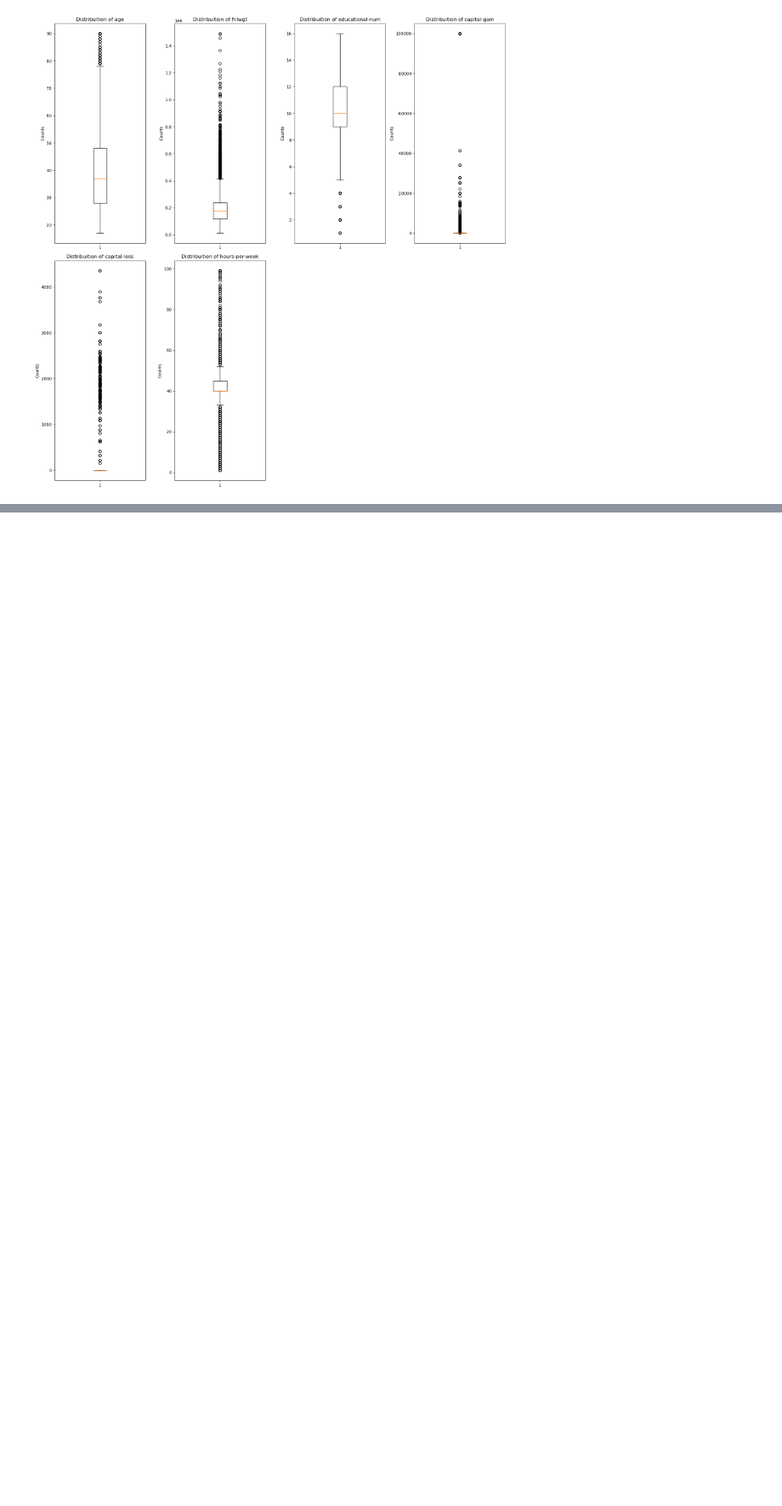
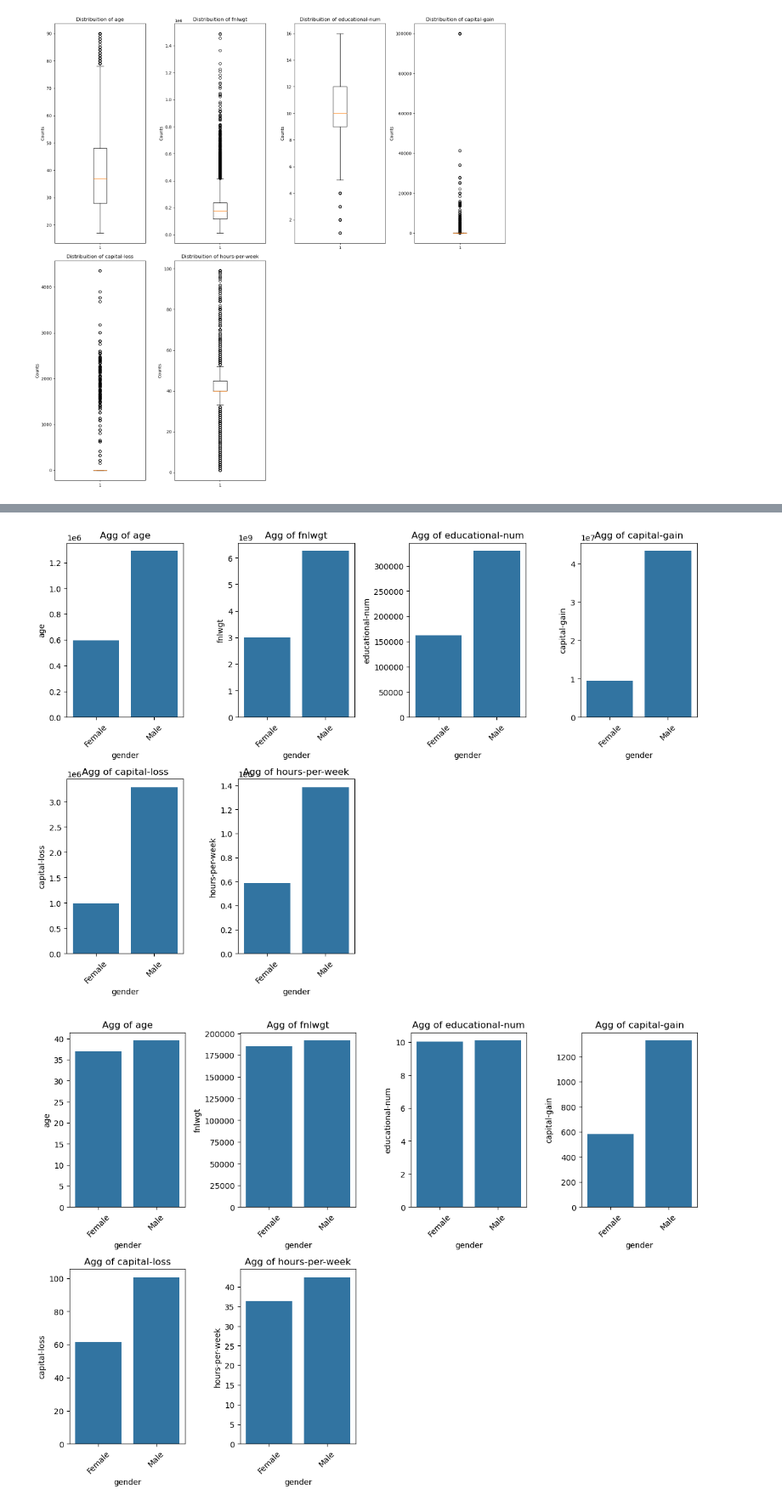
Before and after one commit to MaukanMir/Income-Prediction-Classification, a Jupyter notebook: training.ipynb, the cells around one changed output, grey strips where cells are left out. Shown at 85% size. Saved outputs shown, nothing was run; the diff lists cells and outputs as text; code cells hidden in the pictures; blank space fills up the shorter version.

```diff
--- a/training.ipynb
+++ b/training.ipynb
@@ -228,0 +318,6 @@ plot_distribution(numerical_types, "box")
+# %%
+aggregate_dataset(df, numerical_types.columns, "gender", "sum")
+aggregate_dataset(df, numerical_types.columns, "gender", "mean")
+# %% [output]
+[figure, added]
+[figure, added]
```
Also changed, not shown: parts of 6 cells of this notebook.
